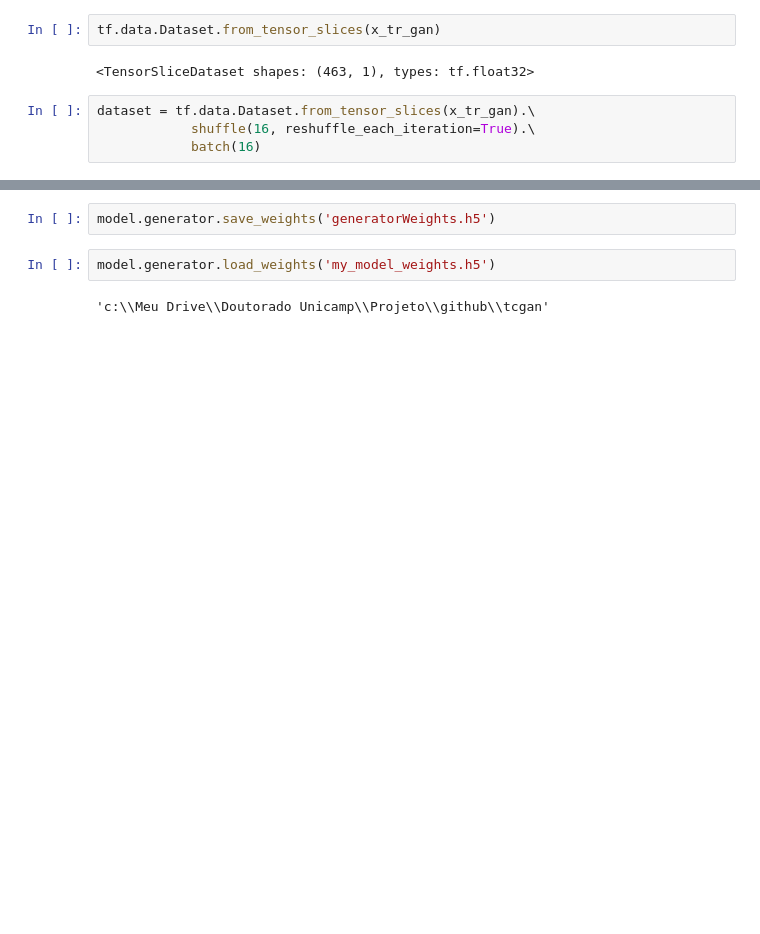
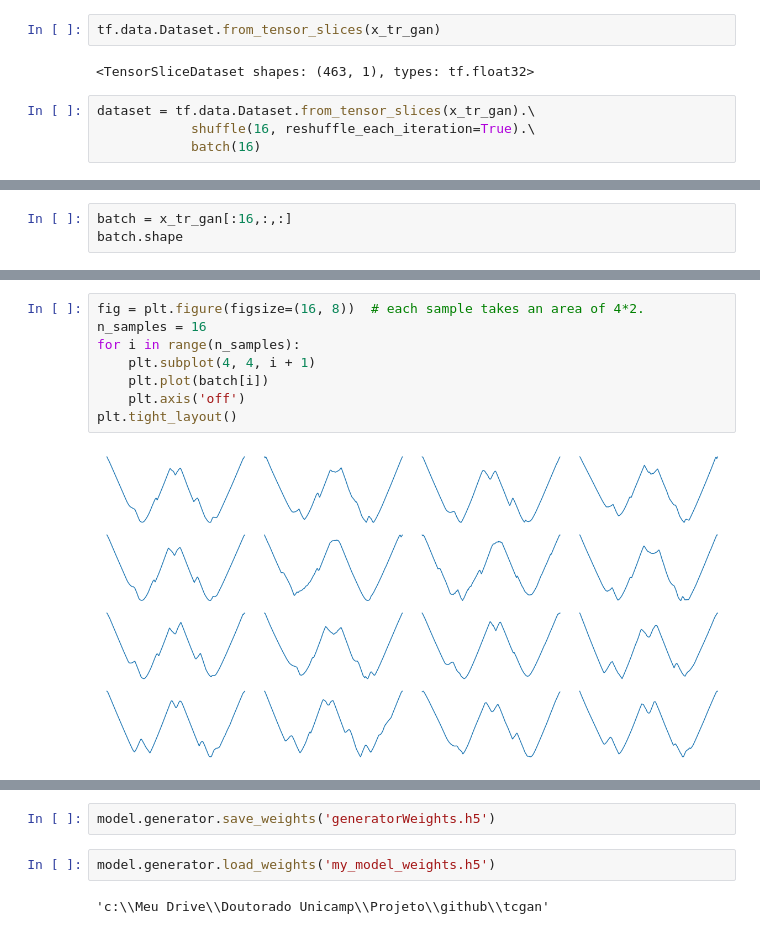
Before and after one commit to Vinimoga/tcgan, a Jupyter notebook: tcgan-new.ipynb, the cells around one changed output, grey strips where cells are left out. Saved outputs shown, nothing was run; the diff lists cells and outputs as text; blank space fills up the shorter version.

```diff
--- a/tcgan-new.ipynb
+++ b/tcgan-new.ipynb
@@ -497,2 +497,5 @@ real_samples.shape
 # %% [output]
 TensorShape([16, 463, 1])
+# %%
+batch = x_tr_gan[:16,:,:]
+batch.shape
@@ -498,0 +540,10 @@ TensorShape([16, 463, 1])
+# %%
+fig = plt.figure(figsize=(16, 8))  # each sample takes an area of 4*2.
+n_samples = 16
+for i in range(n_samples):
+    plt.subplot(4, 4, i + 1)
+    plt.plot(batch[i])
+    plt.axis('off')
+plt.tight_layout()
+# %% [output]
+[figure, added]
```
Also changed, not shown: parts of 10 cells of this notebook.
